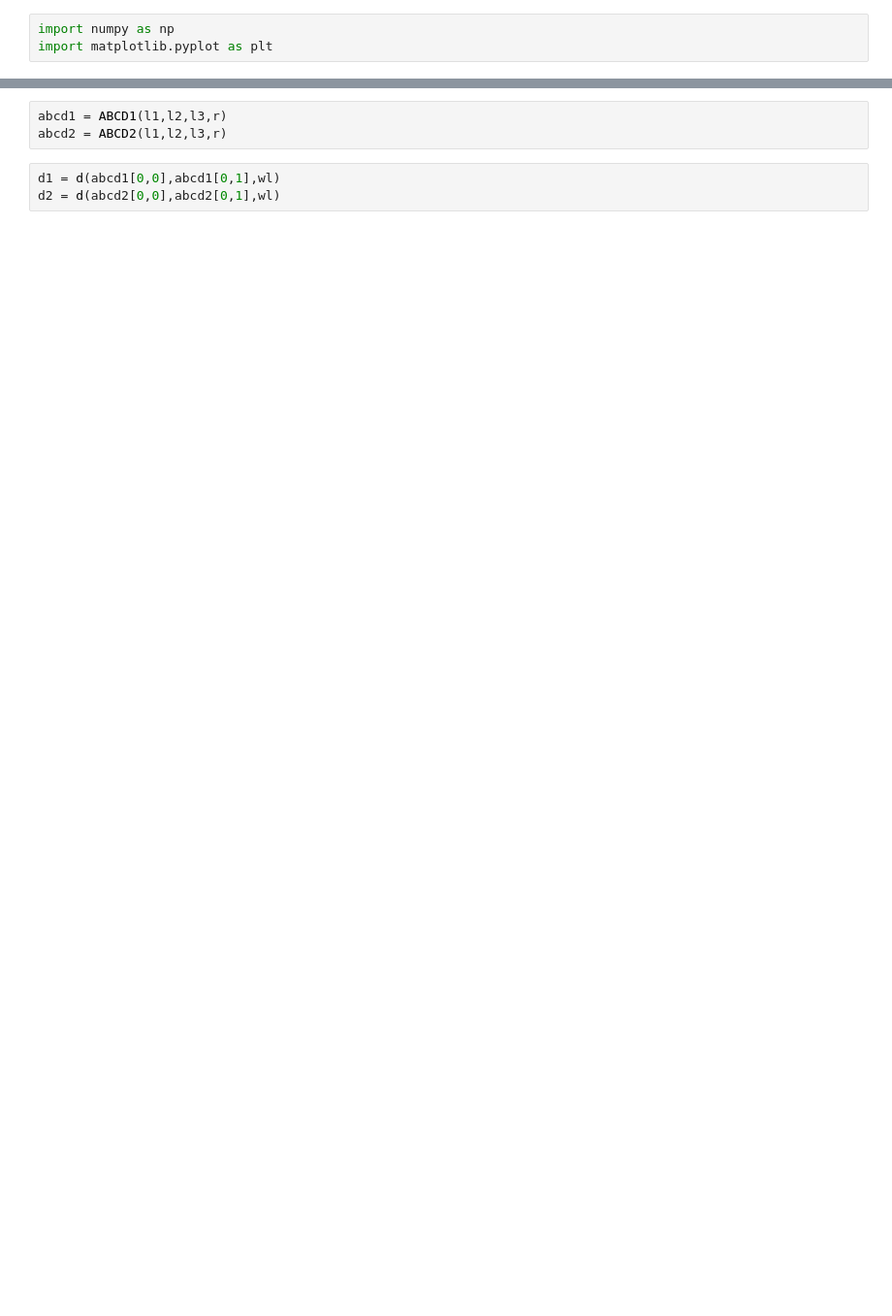
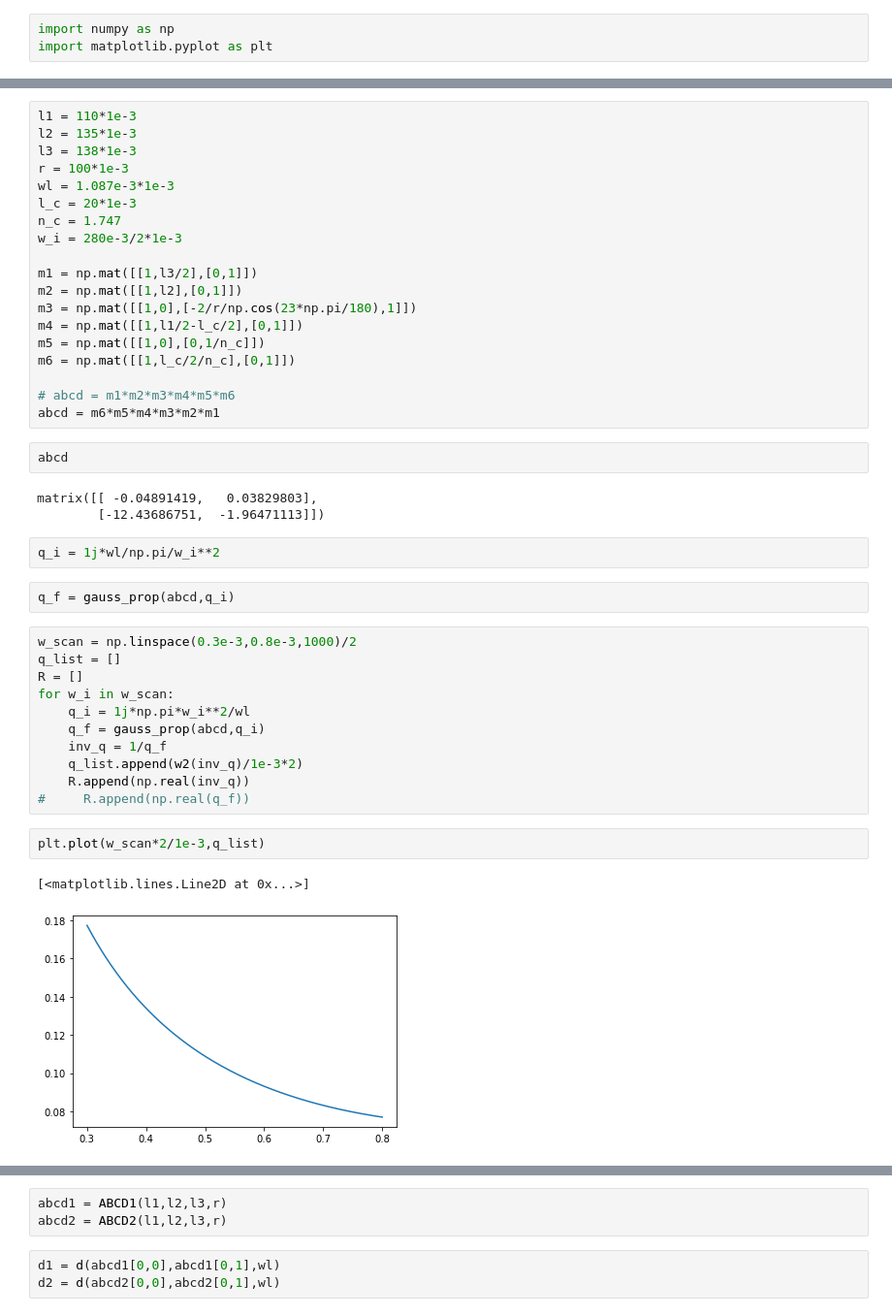
Before and after one commit to JianhuiL/Gaussian_Optics, a Jupyter notebook: Doubling Cavity jh.ipynb, the cells around one changed output, grey strips where cells are left out. Shown at 97% size. Saved outputs shown, nothing was run; the diff lists cells and outputs as text; blank space fills up the shorter version.

```diff
--- a/Doubling Cavity jh.ipynb
+++ b/Doubling Cavity jh.ipynb
@@ -30,0 +92,44 @@ def d(a,b,wl):
+# %%
+l1 = 110*1e-3
+l2 = 135*1e-3
+l3 = 138*1e-3
+r = 100*1e-3
+wl = 1.087e-3*1e-3
+l_c = 20*1e-3
+n_c = 1.747
+w_i = 280e-3/2*1e-3
+
+m1 = np.mat([[1,l3/2],[0,1]])
+m2 = np.mat([[1,l2],[0,1]])
+m3 = np.mat([[1,0],[-2/r/np.cos(23*np.pi/180),1]])
+m4 = np.mat([[1,l1/2-l_c/2],[0,1]])
+m5 = np.mat([[1,0],[0,1/n_c]])
+m6 = np.mat([[1,l_c/2/n_c],[0,1]])
+
+# abcd = m1*m2*m3*m4*m5*m6
+abcd = m6*m5*m4*m3*m2*m1
+# %%
+abcd
+# %% [output]
+matrix([[ -0.04891419,   0.03829803],
+        [-12.43686751,  -1.96471113]])
+# %%
+q_i = 1j*wl/np.pi/w_i**2
+# %%
+q_f = gauss_prop(abcd,q_i)
+# %%
+w_scan = np.linspace(0.3e-3,0.8e-3,1000)/2
+q_list = []
+R = []
+for w_i in w_scan:
+    q_i = 1j*np.pi*w_i**2/wl
+    q_f = gauss_prop(abcd,q_i)
+    inv_q = 1/q_f
+    q_list.append(w2(inv_q)/1e-3*2)
+    R.append(np.real(inv_q))
+#     R.append(np.real(q_f))
+# %%
+plt.plot(w_scan*2/1e-3,q_list)
+# %% [output]
+[<matplotlib.lines.Line2D at 0x...>]
+[figure, added]
```
Also changed, not shown: parts of 17 cells of this notebook, 2 other files.
